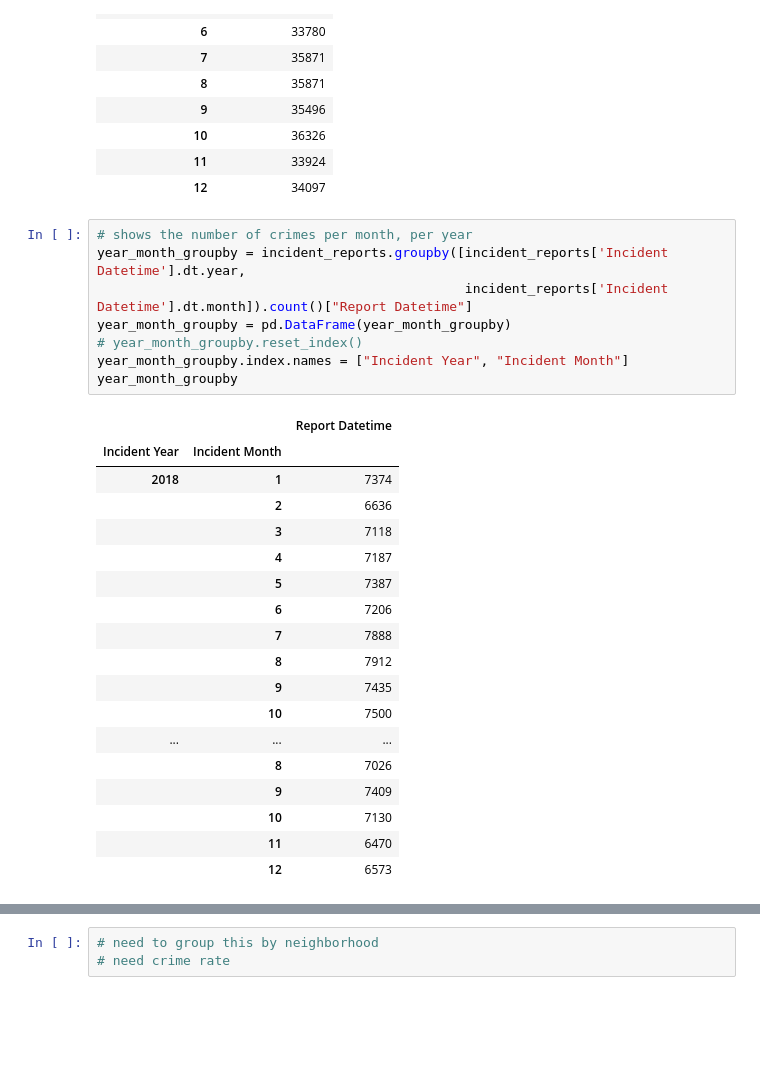
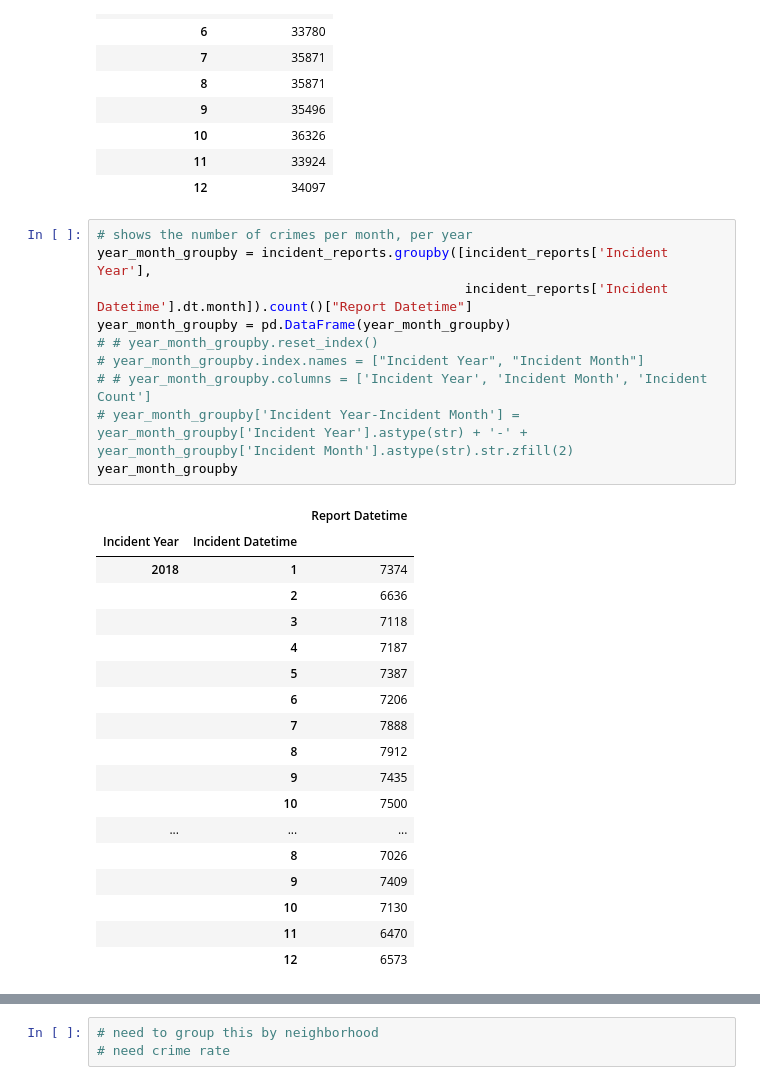
Before and after one commit to ahmed-saleem916/Virtual-Reality-, a Jupyter notebook: regression_prep.ipynb, the cells around one changed output, grey strips where cells are left out. Cells and saved outputs as stored; diff of their text form; blank space fills up the shorter version.

```diff
--- a/regression_prep.ipynb
+++ b/regression_prep.ipynb
@@ -113,15 +113,17 @@ month_groupby
 | 12 | 34097 |
 # %%
 # shows the number of crimes per month, per year
-year_month_groupby = incident_reports.groupby([incident_reports['Incident Datetime'].dt.year,
+year_month_groupby = incident_reports.groupby([incident_reports['Incident Year'],
                                                incident_reports['Incident Datetime'].dt.month]).count()["Report Datetime"]
 year_month_groupby = pd.DataFrame(year_month_groupby)
-# year_month_groupby.reset_index()
-year_month_groupby.index.names = ["Incident Year", "Incident Month"]
+# # year_month_groupby.reset_index()
+# year_month_groupby.index.names = ["Incident Year", "Incident Month"]
+# # year_month_groupby.columns = ['Incident Year', 'Incident Month', 'Incident Count']
+# year_month_groupby['Incident Year-Incident Month'] = year_month_groupby['Incident Year'].astype(str) + '-' + year_month_groupby['Incident Month'].astype(str).str.zfill(2)
 year_month_groupby
 # %% [output]
 |  |  | Report Datetime |
-| Incident Year | Incident Month |  |
+| Incident Year | Incident Datetime |  |
 | 2018 | 1 | 7374 |
 |  | 2 | 6636 |
 |  | 3 | 7118 |
```
Also changed, not shown: parts of 8 cells of this notebook, 2 other files.
